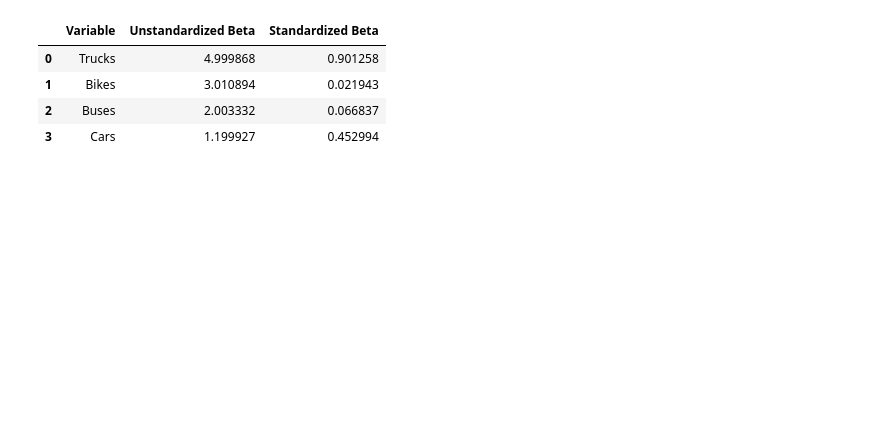
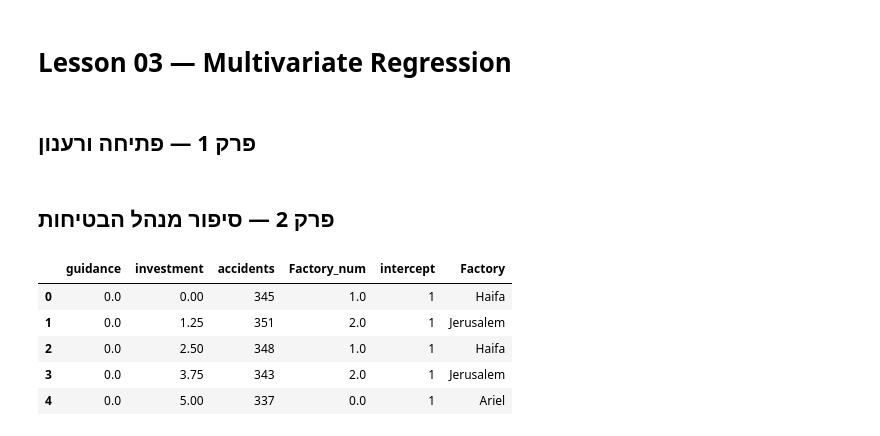
Before and after one commit to Razelbaz1/regression-course, a Jupyter notebook: lesson3/lesson_3_lin_reg_tirgul.ipynb, the cells around one changed output. Cells and saved outputs as stored; diff of their text form; code cells hidden in the pictures; blank space fills up the shorter version.

```diff
--- a/lesson3/lesson_3_lin_reg_tirgul.ipynb
+++ b/lesson3/lesson_3_lin_reg_tirgul.ipynb
@@ -515,16 +1,4 @@ array([0.90125844, 0.0219431 , 0.06683657, 0.4529945 ])
-# %%
-# Combine into a readable table
-std_beta_table = pd.DataFrame({
-    'Variable': [ 'Trucks', 'Bikes', 'Buses','Cars'],
-    'Unstandardized Beta': betas_raw.values,
-    'Standardized Beta': betas_std.values
-})
-
-
-std_beta_table
-# %% [output]
-|  | Variable | Unstandardized Beta | Standardized Beta |
-| 0 | Trucks | 4.999868 | 0.901258 |
-| 1 | Bikes | 3.010894 | 0.021943 |
-| 2 | Buses | 2.003332 | 0.066837 |
-| 3 | Cars | 1.199927 | 0.452994 |
+# %% [markdown]
+# Lesson 03 — Multivariate Regression
+# %% [markdown]
+<h2 dir="rtl">פרק 1 — פתיחה ורענון</h2>
@@ -530,0 +13,13 @@ std_beta_table
+# %% [markdown]
+<h2 dir="rtl">פרק 2 — סיפור מנהל הבטיחות</h2>
+# %%
+df = pkl.load(open('data_lesson_3.pkl', 'rb'))
+df = df.rename(columns={'guidence': 'guidance', 'invsetment': 'investment'})
+df.head()
+# %% [output]
+|  | guidance | investment | accidents | Factory_num | intercept | Factory |
+| 0 | 0.0 | 0.00 | 345 | 1.0 | 1 | Haifa |
+| 1 | 0.0 | 1.25 | 351 | 2.0 | 1 | Jerusalem |
+| 2 | 0.0 | 2.50 | 348 | 1.0 | 1 | Haifa |
+| 3 | 0.0 | 3.75 | 343 | 2.0 | 1 | Jerusalem |
+| 4 | 0.0 | 5.00 | 337 | 0.0 | 1 | Ariel |
```
Also changed, not shown: parts of 60 cells of this notebook, 2 other files.
